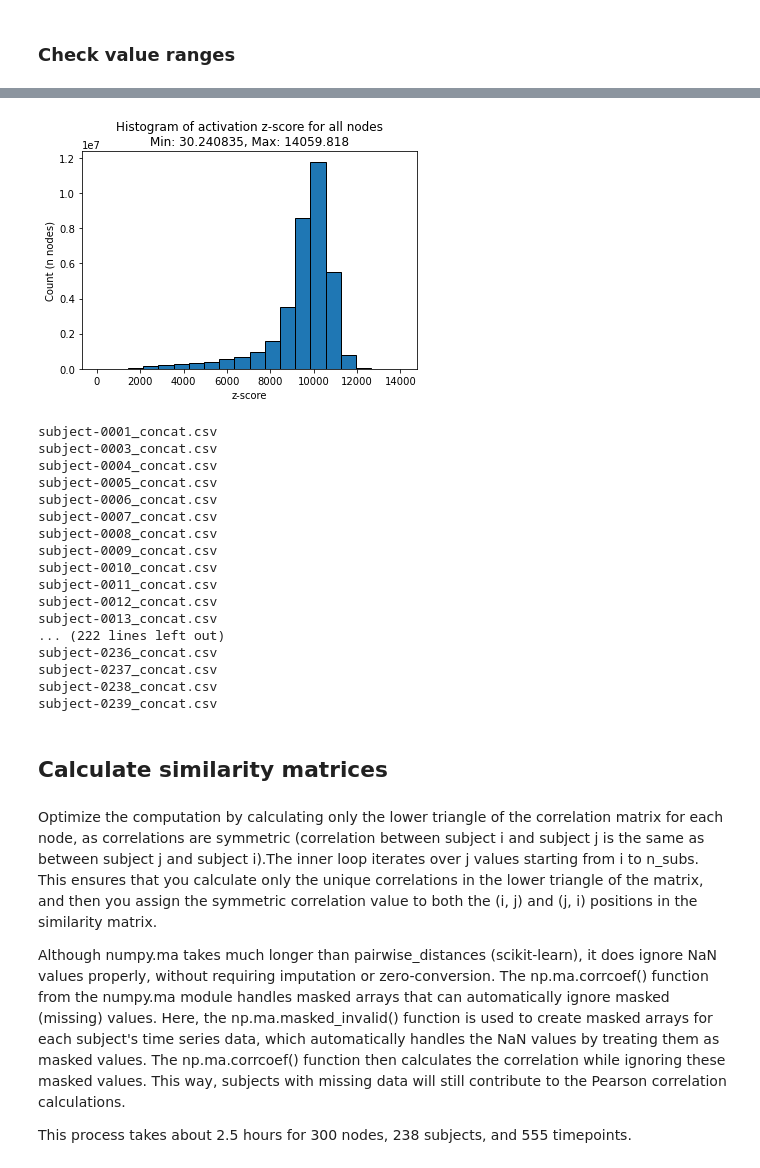
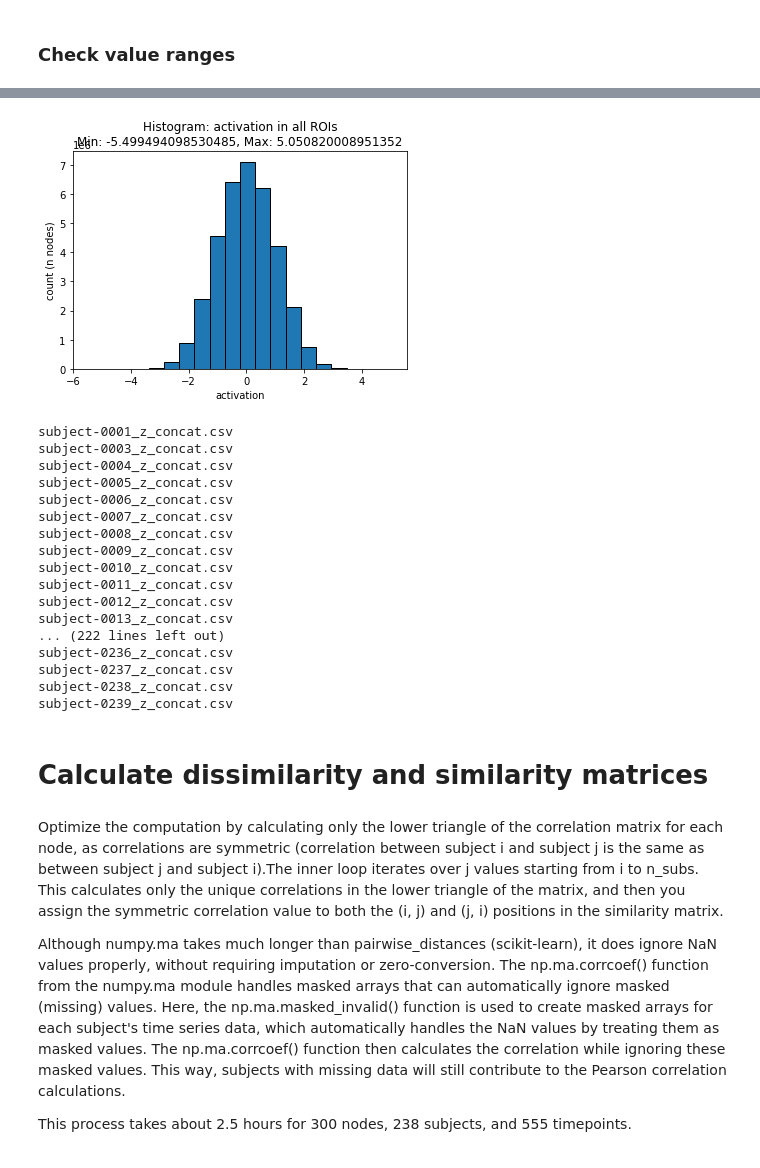
Before and after one commit to christiennedamatac/sps_mfMRI, a Jupyter notebook: inter-subject_correlation_mfMRI_similarity.ipynb, the cells around one changed output, grey strips where cells are left out. Saved outputs shown, nothing was run; the diff lists cells and outputs as text; code cells hidden in the pictures.

```diff
--- a/inter-subject_correlation_mfMRI_similarity.ipynb
+++ b/inter-subject_correlation_mfMRI_similarity.ipynb
@@ -393,0 +662,14 @@ print("Z-scores calculated and saved to 'z_scored' directory.")
+# %%
+import pandas as pd
+import seaborn as sns
+import matplotlib.pyplot as plt
+
+data = pd.read_csv('analysis/aural_framing_by_movie_topic/z_roi_node/data/concatenated/all/subject-0001_z_concat.csv', header=0, index_col=None)
+#data = data.iloc[:, :-1]
+plt.figure(figsize=(10, 8))  # Set the figure size
+ax = sns.heatmap(data, cmap="viridis", cbar=True)
+ax.set_xticks([])
+ax.set_yticks([])
+ax.hlines([0, data.shape[0]], 0, data.shape[1], colors='black', linewidth=3)
+ax.vlines([0, data.shape[1]], 0, data.shape[0], colors='black', linewidth=3)
+plt.show()
@@ -457,17 +785,16 @@ import os
 import numpy as np
 import pandas as pd
 
-working_dir = 'analysis/aural_framing_by_movie_topic/concatenated' # Directory with ROI activation data
+working_dir = 'analysis/aural_framing_by_movie_topic/z-scored/concatenated/neutral_threat_blame' # Directory with concatenated ROI activation data
 subject_files = [f for f in os.listdir(working_dir) if f.endswith(".csv")]
-subject_files.sort() # ensures the subjects are sorted
+subject_files.sort()
 
 data_list = []
 
 for filename in subject_files:
     file_path = os.path.join(working_dir, filename)
 
-    # Load the CSV file using pandas
-    data = pd.read_csv(file_path, header=0).values # Header is read from the first row
+    data = pd.read_csv(file_path, header=0, index_col=None).values
     data_list.append(data)
 
 stacked_data = np.stack(data_list, axis=0)
@@ -509,46 +836,48 @@ Node 300 - Min value: 9683.472, Max value: 11759.419
 # %%
+import matplotlib.pyplot as plt
+
 # Combine all node values into a single array
 all_node_values = stacked_data.reshape(-1, n_nodes)
 
 # Compute the minimum and maximum values for all node values
 min_value = np.nanmin(all_node_values)
 max_value = np.nanmax(all_node_values)
 
-# Plot histogram for all node values
+# Plot histogram of all node values
 plt.figure()
 plt.hist(all_node_values[~np.isnan(all_node_values)], bins=20, edgecolor='black')
-plt.title(f"Histogram of activation for all nodes\nMin: {min_value}, Max: {max_value}")
-plt.xlabel("z-score")
-plt.ylabel("Count (n nodes)")
+plt.title(f"Histogram: activation in all ROIs\nMin: {min_value}, Max: {max_value}")
+plt.xlabel("activation")
+plt.ylabel("count (n nodes)")
 plt.show()
 # %% [output]
-[figure, old version]
+[figure, new version]
 # %%
 # Check subject_files sorting. Make sure it's the same order as the questionnaire similarity matrices.
 for s in subject_files:
     print(s)
 # %% [output]
-subject-0001_concat.csv
-subject-0003_concat.csv
-subject-0004_concat.csv
-subject-0005_concat.csv
-subject-0006_concat.csv
-subject-0007_concat.csv
-subject-0008_concat.csv
-subject-0009_concat.csv
-subject-0010_concat.csv
-subject-0011_concat.csv
-subject-0012_concat.csv
-subject-0013_concat.csv
+subject-0001_z_concat.csv
+subject-0003_z_concat.csv
+subject-0004_z_concat.csv
+subject-0005_z_concat.csv
+subject-0006_z_concat.csv
+subject-0007_z_concat.csv
+subject-0008_z_concat.csv
+subject-0009_z_concat.csv
+subject-0010_z_concat.csv
+subject-0011_z_concat.csv
+subject-0012_z_concat.csv
+subject-0013_z_concat.csv
 ... (222 lines left out)
-subject-0236_concat.csv
-subject-0237_concat.csv
-subject-0238_concat.csv
-subject-0239_concat.csv
+subject-0236_z_concat.csv
+subject-0237_z_concat.csv
+subject-0238_z_concat.csv
+subject-0239_z_concat.csv
 # %% [markdown]
-## Calculate similarity matrices
+# Calculate dissimilarity and similarity matrices
 # %% [markdown]
-Optimize the computation by calculating only the lower triangle of the correlation matrix for each node, as correlations are symmetric (correlation between subject i and subject j is the same as between subject j and subject i).The inner loop iterates over j values starting from i to n_subs. This ensures that you calculate only the unique correlations in the lower triangle of the matrix, and then you assign the symmetric correlation value to both the (i, j) and (j, i) positions in the similarity matrix.
+Optimize the computation by calculating only the lower triangle of the correlation matrix for each node, as correlations are symmetric (correlation between subject i and subject j is the same as between subject j and subject i).The inner loop iterates over j values starting from i to n_subs. This calculates only the unique correlations in the lower triangle of the matrix, and then you assign the symmetric correlation value to both the (i, j) and (j, i) positions in the similarity matrix.
 
 Although numpy.ma takes much longer than pairwise_distances (scikit-learn), it does ignore NaN values properly, without requiring imputation or zero-conversion. The np.ma.corrcoef() function from the numpy.ma module handles masked arrays that can automatically ignore masked (missing) values. Here, the np.ma.masked_invalid() function is used to create masked arrays for each subject's time series data, which automatically handles the NaN values by treating them as masked values. The np.ma.corrcoef() function then calculates the correlation while ignoring these masked values. This way, subjects with missing data will still contribute to the Pearson correlation calculations.
 
```
Also changed, not shown: parts of 54 cells of this notebook.
